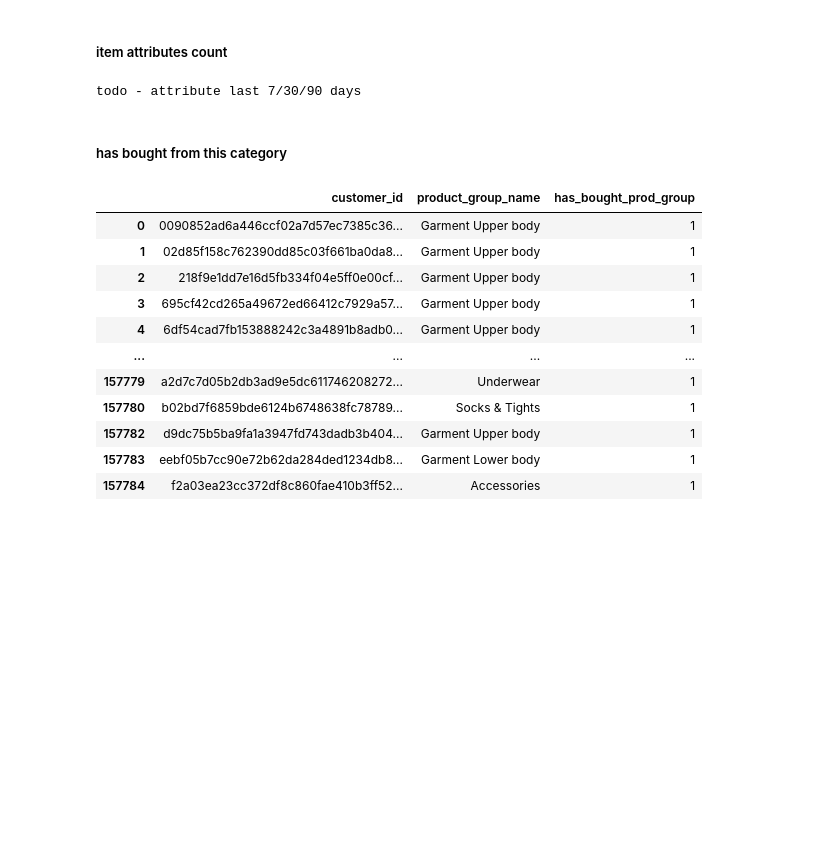
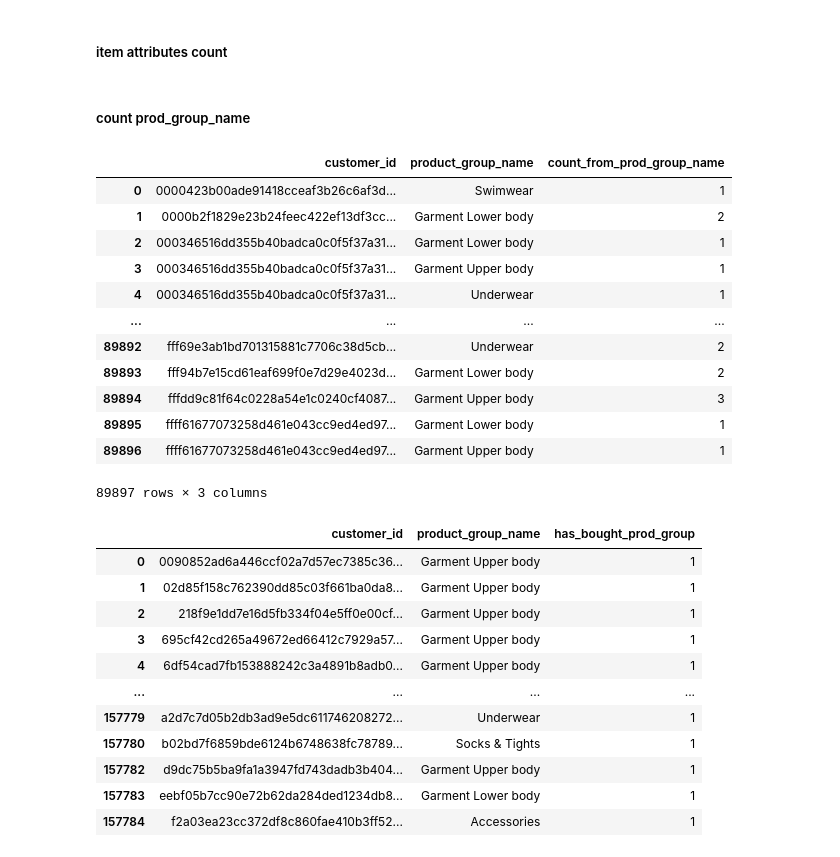
Before and after one commit to getindata/quickstart-ml-blueprints, a Jupyter notebook: notebooks/manual_feature_engineering.ipynb, the cells around one changed output. Saved outputs shown, nothing was run; the diff lists cells and outputs as text; code cells hidden in the pictures; blank space fills up the shorter version.

```diff
--- a/notebooks/manual_feature_engineering.ipynb
+++ b/notebooks/manual_feature_engineering.ipynb
@@ -236,11 +261,30 @@ Name: sales_channel_id, dtype: int64
 6780 rows × 2 columns
 # %% [markdown]
 ##### item attributes count
-# %%
-print('todo - attribute last 7/30/90 days')
-# %% [output]
-todo - attribute last 7/30/90 days
 # %% [markdown]
-##### has bought from this category
+##### count prod_group_name
+# %%
+# count prod_group_name
+(
+    transactions
+    .merge(articles[['article_id', 'product_group_name']], on='article_id')
+    .groupby(['customer_id', 'product_group_name'])['article_id']
+    .count()
+    .reset_index(name='count_from_prod_group_name')
+)
+# %% [output]
+|  | customer_id | product_group_name | count_from_prod_group_name |
+| 0 | 0000423b00ade91418cceaf3b26c6af3d... | Swimwear | 1 |
+| 1 | 0000b2f1829e23b24feec422ef13df3cc... | Garment Lower body | 2 |
+| 2 | 000346516dd355b40badca0c0f5f37a31... | Garment Lower body | 1 |
+| 3 | 000346516dd355b40badca0c0f5f37a31... | Garment Upper body | 1 |
+| 4 | 000346516dd355b40badca0c0f5f37a31... | Underwear | 1 |
+| ... | ... | ... | ... |
+| 89892 | fff69e3ab1bd701315881c7706c38d5cb... | Underwear | 2 |
+| 89893 | fff94b7e15cd61eaf699f0e7d29e4023d... | Garment Lower body | 2 |
+| 89894 | fffdd9c81f64c0228a54e1c0240cf4087... | Garment Upper body | 3 |
+| 89895 | ffff61677073258d461e043cc9ed4ed97... | Garment Lower body | 1 |
+| 89896 | ffff61677073258d461e043cc9ed4ed97... | Garment Upper body | 1 |
+89897 rows × 3 columns
 # %%
 # has bought from this product_group_name
```
Also changed, not shown: parts of 63 cells of this notebook.
